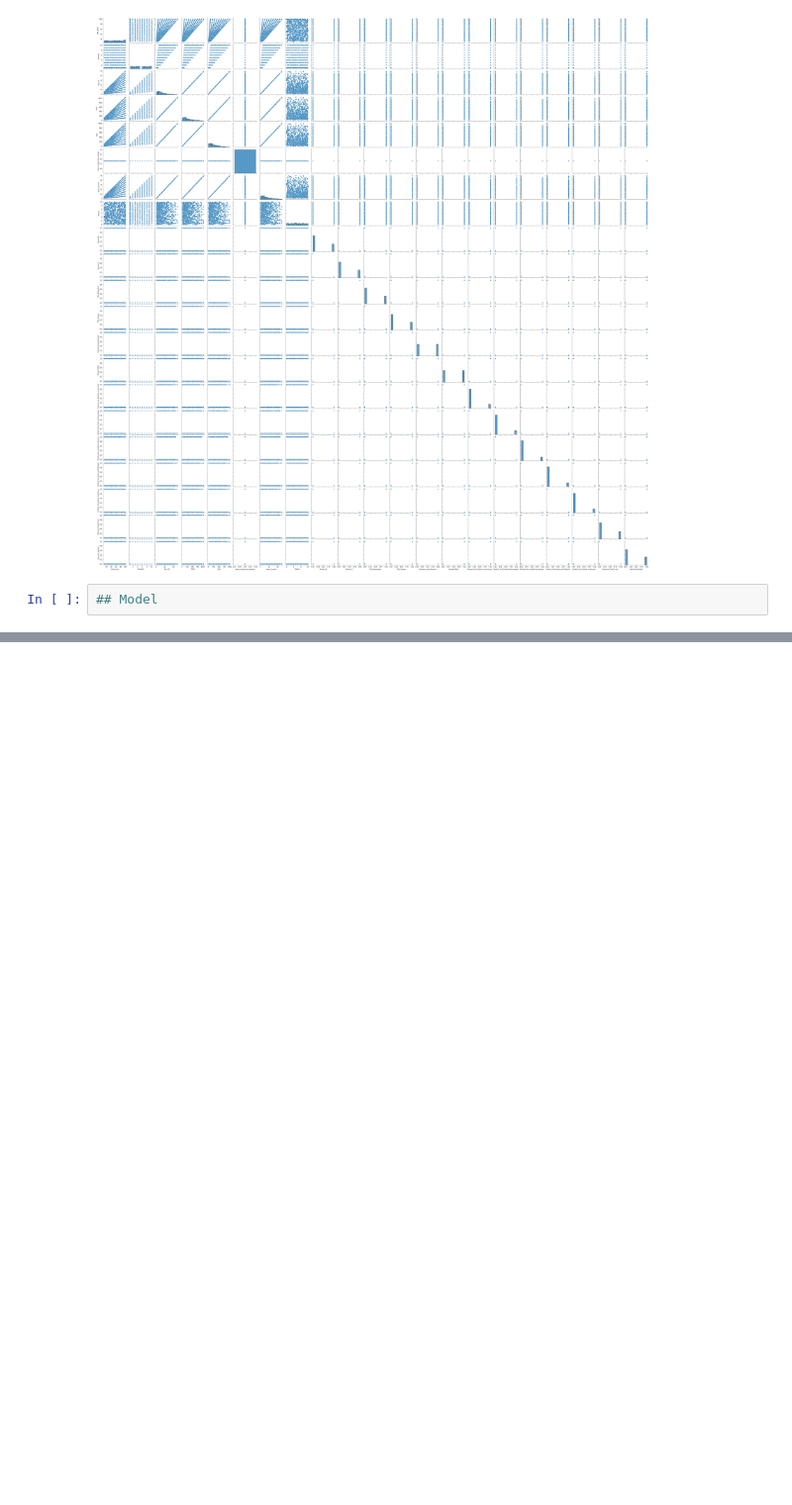
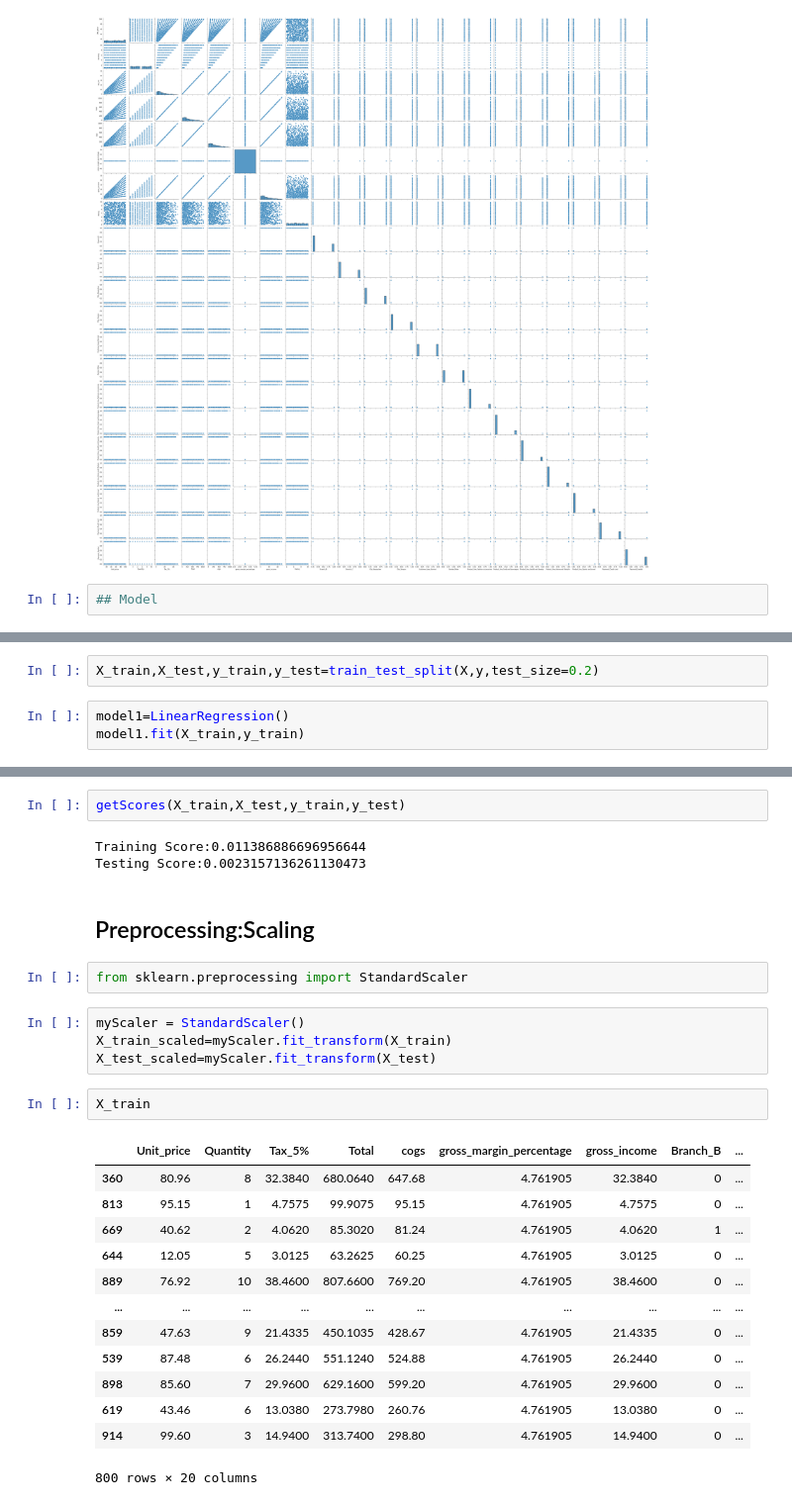
Before and after one commit to SmartHub-trainings/DS-Training-2022, a Jupyter notebook: Machine Learning/ensemble models/week 21/Product-1 official.ipynb, the cells around one changed output, grey strips where cells are left out. Shown at 99% size. Saved outputs shown, nothing was run; the diff lists cells and outputs as text; blank space fills up the shorter version.

```diff
--- a/Machine Learning/ensemble models/week 21/Product-1 official.ipynb
+++ b/Machine Learning/ensemble models/week 21/Product-1 official.ipynb
@@ -233,0 +241,5 @@ sns.pairplot(df1)
+# %%
+X_train,X_test,y_train,y_test=train_test_split(X,y,test_size=0.2)
+# %%
+model1=LinearRegression()
+model1.fit(X_train,y_train)
@@ -233,0 +262,29 @@ sns.pairplot(df1)
+# %%
+getScores(X_train,X_test,y_train,y_test)
+# %% [output]
+Training Score:0.011386886696956644
+Testing Score:0.0023157136261130473
+# %% [markdown]
+## Preprocessing:Scaling
+# %%
+from sklearn.preprocessing import StandardScaler
+# %%
+myScaler = StandardScaler()
+X_train_scaled=myScaler.fit_transform(X_train)
+X_test_scaled=myScaler.fit_transform(X_test)
+# %%
+X_train
+# %% [output]
+|  | Unit_price | Quantity | Tax_5% | Total | cogs | gross_margin_percentage | gross_income | Branch_B | ... |
+| 360 | 80.96 | 8 | 32.3840 | 680.0640 | 647.68 | 4.761905 | 32.3840 | 0 | ... |
+| 813 | 95.15 | 1 | 4.7575 | 99.9075 | 95.15 | 4.761905 | 4.7575 | 0 | ... |
+| 669 | 40.62 | 2 | 4.0620 | 85.3020 | 81.24 | 4.761905 | 4.0620 | 1 | ... |
+| 644 | 12.05 | 5 | 3.0125 | 63.2625 | 60.25 | 4.761905 | 3.0125 | 0 | ... |
+| 889 | 76.92 | 10 | 38.4600 | 807.6600 | 769.20 | 4.761905 | 38.4600 | 0 | ... |
+| ... | ... | ... | ... | ... | ... | ... | ... | ... | ... |
+| 859 | 47.63 | 9 | 21.4335 | 450.1035 | 428.67 | 4.761905 | 21.4335 | 0 | ... |
+| 539 | 87.48 | 6 | 26.2440 | 551.1240 | 524.88 | 4.761905 | 26.2440 | 0 | ... |
+| 898 | 85.60 | 7 | 29.9600 | 629.1600 | 599.20 | 4.761905 | 29.9600 | 0 | ... |
+| 619 | 43.46 | 6 | 13.0380 | 273.7980 | 260.76 | 4.761905 | 13.0380 | 0 | ... |
+| 914 | 99.60 | 3 | 14.9400 | 313.7400 | 298.80 | 4.761905 | 14.9400 | 0 | ... |
+800 rows × 20 columns
```
Also changed, not shown: parts of 45 cells of this notebook.
